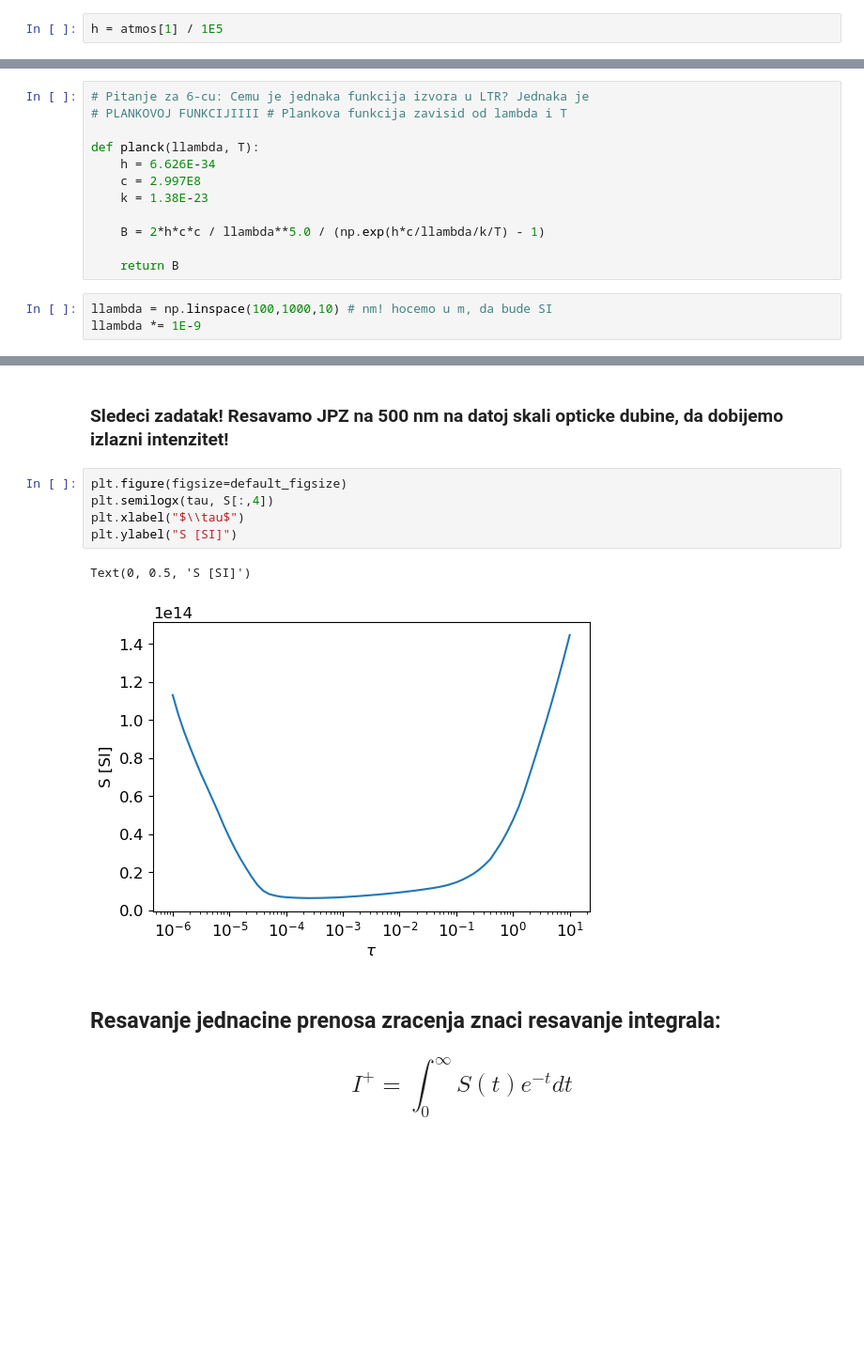
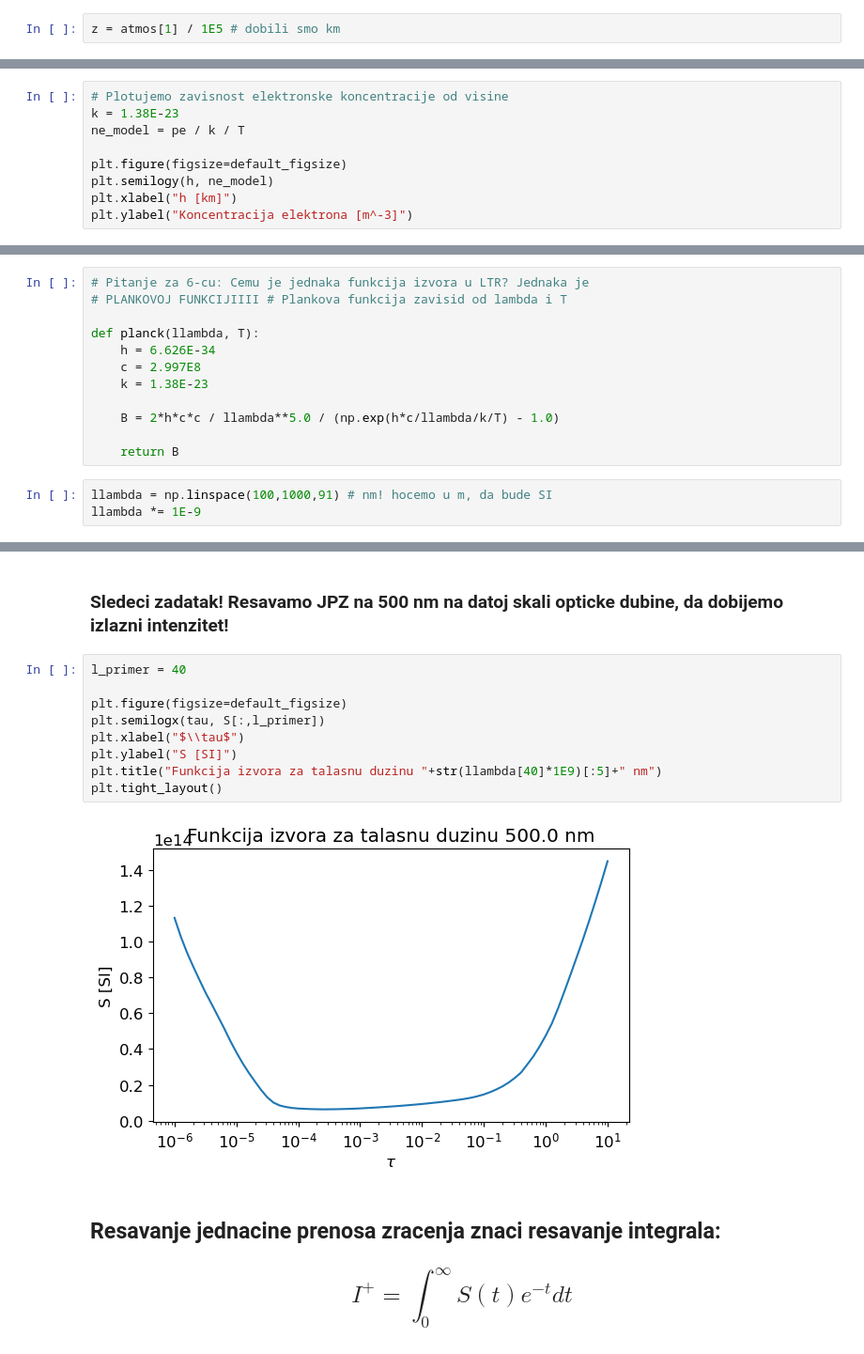
Before and after one commit to ivanzmilic/IAS_matf, a Jupyter notebook: predavanje_03_falc_continuum.ipynb, the cells around one changed output, grey strips where cells are left out. Shown at 94% size. Drawn from its saved outputs; the diff is of its cells as text; blank space fills up the shorter version.

```diff
--- a/predavanje_03_falc_continuum.ipynb
+++ b/predavanje_03_falc_continuum.ipynb
@@ -70,7 +72,7 @@ print (atmos[1])
 # %%
 # voleli bismo da radimo u km
 # %%
-h = atmos[1] / 1E5
+z = atmos[1] / 1E5 # dobili smo km
 # %%
 # Ovo h ce nam biti skala za vizuelizaciju podataka
 # %%
@@ -122,0 +127,9 @@ Text(0, 0.5, 'Pritisak elektrona [Pa]')
+# %%
+# Plotujemo zavisnost elektronske koncentracije od visine
+k = 1.38E-23
+ne_model = pe / k / T
+
+plt.figure(figsize=default_figsize)
+plt.semilogy(h, ne_model)
+plt.xlabel("h [km]")
+plt.ylabel("Koncentracija elektrona [m^-3]")
@@ -134,11 +150,11 @@ def planck(llambda, T):
     c = 2.997E8
     k = 1.38E-23
 
-    B = 2*h*c*c / llambda**5.0 / (np.exp(h*c/llambda/k/T) - 1)
+    B = 2*h*c*c / llambda**5.0 / (np.exp(h*c/llambda/k/T) - 1.0)
 
     return B
 # %%
-llambda = np.linspace(100,1000,10) # nm! hocemo u m, da bude SI
+llambda = np.linspace(100,1000,91) # nm! hocemo u m, da bude SI
 llambda *= 1E-9
 # %%
 S = planck(llambda[None,:], T[:,None])
@@ -270,13 +302,16 @@ plt.legend()
 # %% [markdown]
 ### Sledeci zadatak! Resavamo JPZ na 500 nm na datoj skali opticke dubine, da dobijemo izlazni intenzitet!
 # %%
+l_primer = 40
+
 plt.figure(figsize=default_figsize)
-plt.semilogx(tau, S[:,4])
+plt.semilogx(tau, S[:,l_primer])
 plt.xlabel("$\\tau$")
 plt.ylabel("S [SI]")
+plt.title("Funkcija izvora za talasnu duzinu "+str(llambda[40]*1E9)[:5]+" nm")
+plt.tight_layout()
 # %% [output]
-Text(0, 0.5, 'S [SI]')
-[figure, old version]
+[figure, new version]
 # %% [markdown]
 ## Resavanje jednacine prenosa zracenja znaci resavanje integrala:
 
```
Also changed, not shown: parts of 68 cells of this notebook.
